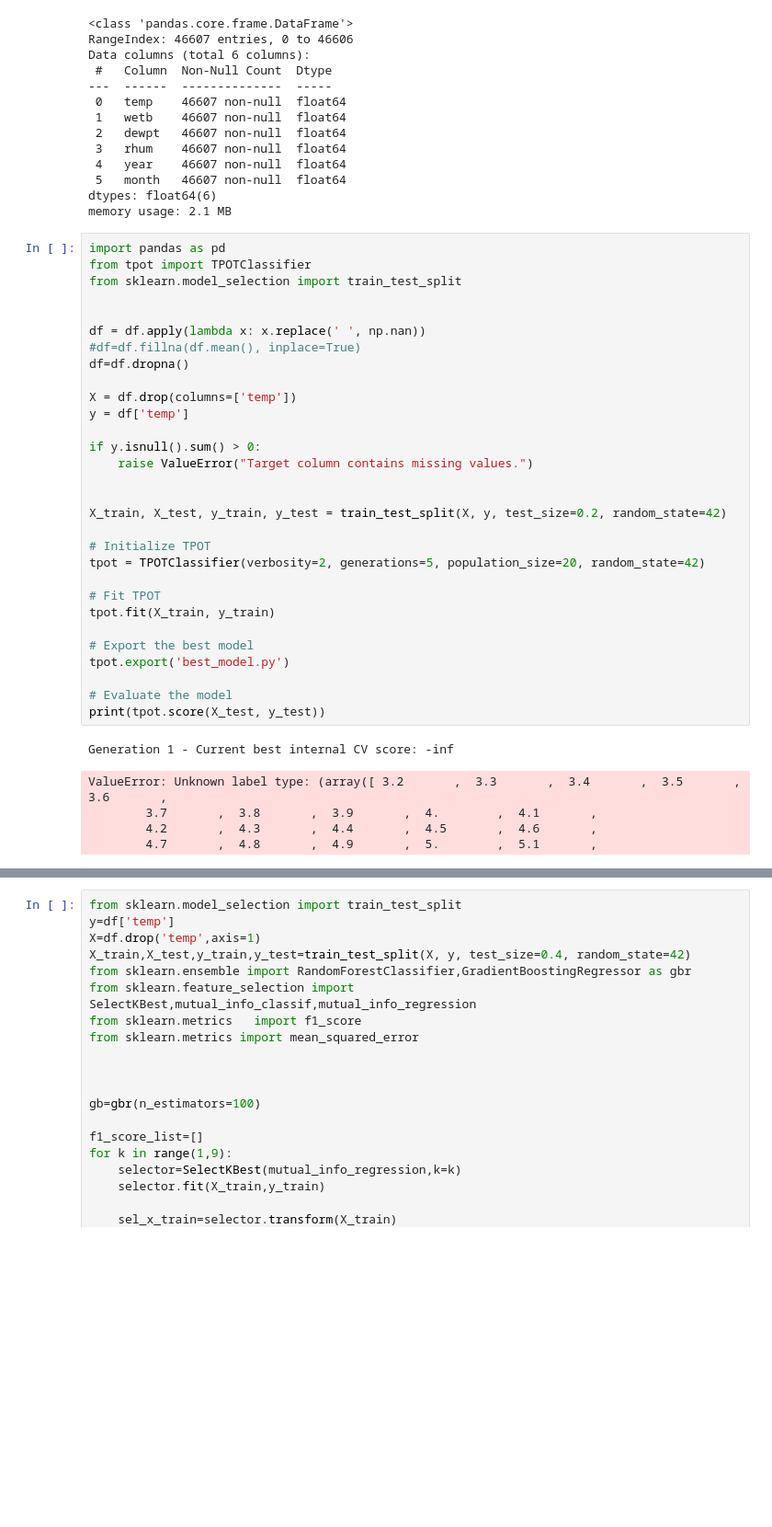
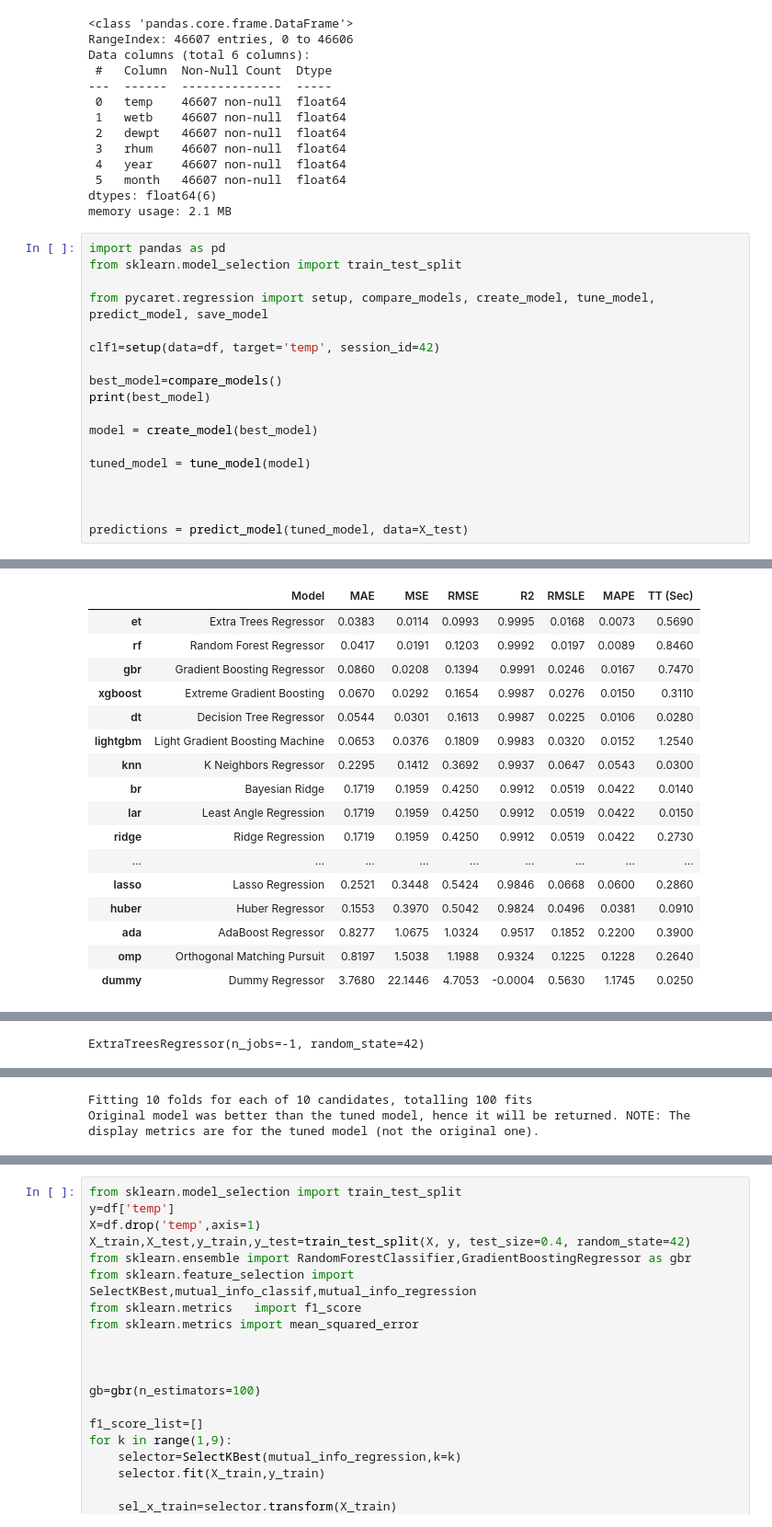
Before and after one commit to mehrdat/weather-prediction-CD-CI, a Jupyter notebook: weth.ipynb, the cells around one changed output, grey strips where cells are left out. Shown at 92% size. Saved outputs shown, nothing was run; the diff lists cells and outputs as text; blank space fills up the shorter version.

```diff
--- a/weth.ipynb
+++ b/weth.ipynb
@@ -64,39 +64,22 @@ Data columns (total 6 columns):
  5   month   46607 non-null  float64
 dtypes: float64(6)
 memory usage: 2.1 MB
-# %%
-import pandas as pd
-from tpot import TPOTClassifier
-from sklearn.model_selection import train_test_split
-
-
-df = df.apply(lambda x: x.replace(' ', np.nan))
-#df=df.fillna(df.mean(), inplace=True)
-df=df.dropna()
-
-X = df.drop(columns=['temp'])
-y = df['temp']
-
-if y.isnull().sum() > 0:
-    raise ValueError("Target column contains missing values.")
-
-
-X_train, X_test, y_train, y_test = train_test_split(X, y, test_size=0.2, random_state=42)
-
-# Initialize TPOT
-tpot = TPOTClassifier(verbosity=2, generations=5, population_size=20, random_state=42)
-
-# Fit TPOT
-tpot.fit(X_train, y_train)
-
-# Export the best model
-tpot.export('best_model.py')
-
-# Evaluate the model
-print(tpot.score(X_test, y_test))
-# %% [output]
-Generation 1 - Current best internal CV score: -inf
-ValueError: Unknown label type: (array([ 3.2       ,  3.3       ,  3.4       ,  3.5       ,  3.6       ,
-        3.7       ,  3.8       ,  3.9       ,  4.        ,  4.1       ,
-        4.2       ,  4.3       ,  4.4       ,  4.5       ,  4.6       ,
-        4.7       ,  4.8       ,  4.9       ,  5.        ,  5.1       ,
+# %%
+import pandas as pd
+from sklearn.model_selection import train_test_split
+
+from pycaret.regression import setup, compare_models, create_model, tune_model, predict_model, save_model
+
+clf1=setup(data=df, target='temp', session_id=42)
+
+best_model=compare_models()
+print(best_model)
+
+model = create_model(best_model)
+
+tuned_model = tune_model(model)
+
+
+
+predictions = predict_model(tuned_model, data=X_test)
+# %% [output]
@@ -102,0 +104,17 @@ ValueError: Unknown label type: (array([ 3.2       ,  3.3       ,  3.4       ,
+|  | Model | MAE | MSE | RMSE | R2 | RMSLE | MAPE | TT (Sec) |
+| et | Extra Trees Regressor | 0.0383 | 0.0114 | 0.0993 | 0.9995 | 0.0168 | 0.0073 | 0.5690 |
+| rf | Random Forest Regressor | 0.0417 | 0.0191 | 0.1203 | 0.9992 | 0.0197 | 0.0089 | 0.8460 |
+| gbr | Gradient Boosting Regressor | 0.0860 | 0.0208 | 0.1394 | 0.9991 | 0.0246 | 0.0167 | 0.7470 |
+| xgboost | Extreme Gradient Boosting | 0.0670 | 0.0292 | 0.1654 | 0.9987 | 0.0276 | 0.0150 | 0.3110 |
+| dt | Decision Tree Regressor | 0.0544 | 0.0301 | 0.1613 | 0.9987 | 0.0225 | 0.0106 | 0.0280 |
+| lightgbm | Light Gradient Boosting Machine | 0.0653 | 0.0376 | 0.1809 | 0.9983 | 0.0320 | 0.0152 | 1.2540 |
+| knn | K Neighbors Regressor | 0.2295 | 0.1412 | 0.3692 | 0.9937 | 0.0647 | 0.0543 | 0.0300 |
+| br | Bayesian Ridge | 0.1719 | 0.1959 | 0.4250 | 0.9912 | 0.0519 | 0.0422 | 0.0140 |
+| lar | Least Angle Regression | 0.1719 | 0.1959 | 0.4250 | 0.9912 | 0.0519 | 0.0422 | 0.0150 |
+| ridge | Ridge Regression | 0.1719 | 0.1959 | 0.4250 | 0.9912 | 0.0519 | 0.0422 | 0.2730 |
+| ... | ... | ... | ... | ... | ... | ... | ... | ... |
+| lasso | Lasso Regression | 0.2521 | 0.3448 | 0.5424 | 0.9846 | 0.0668 | 0.0600 | 0.2860 |
+| huber | Huber Regressor | 0.1553 | 0.3970 | 0.5042 | 0.9824 | 0.0496 | 0.0381 | 0.0910 |
+| ada | AdaBoost Regressor | 0.8277 | 1.0675 | 1.0324 | 0.9517 | 0.1852 | 0.2200 | 0.3900 |
+| omp | Orthogonal Matching Pursuit | 0.8197 | 1.5038 | 1.1988 | 0.9324 | 0.1225 | 0.1228 | 0.2640 |
+| dummy | Dummy Regressor | 3.7680 | 22.1446 | 4.7053 | -0.0004 | 0.5630 | 1.1745 | 0.0250 |
@@ -102,0 +122 @@ ValueError: Unknown label type: (array([ 3.2       ,  3.3       ,  3.4       ,
+ExtraTreesRegressor(n_jobs=-1, random_state=42)
@@ -102,0 +155,2 @@ ValueError: Unknown label type: (array([ 3.2       ,  3.3       ,  3.4       ,
+Fitting 10 folds for each of 10 candidates, totalling 100 fits
+Original model was better than the tuned model, hence it will be returned. NOTE: The display metrics are for the tuned model (not the original one).
```
Also changed, not shown: parts of 3 cells of this notebook, 6 other files.
